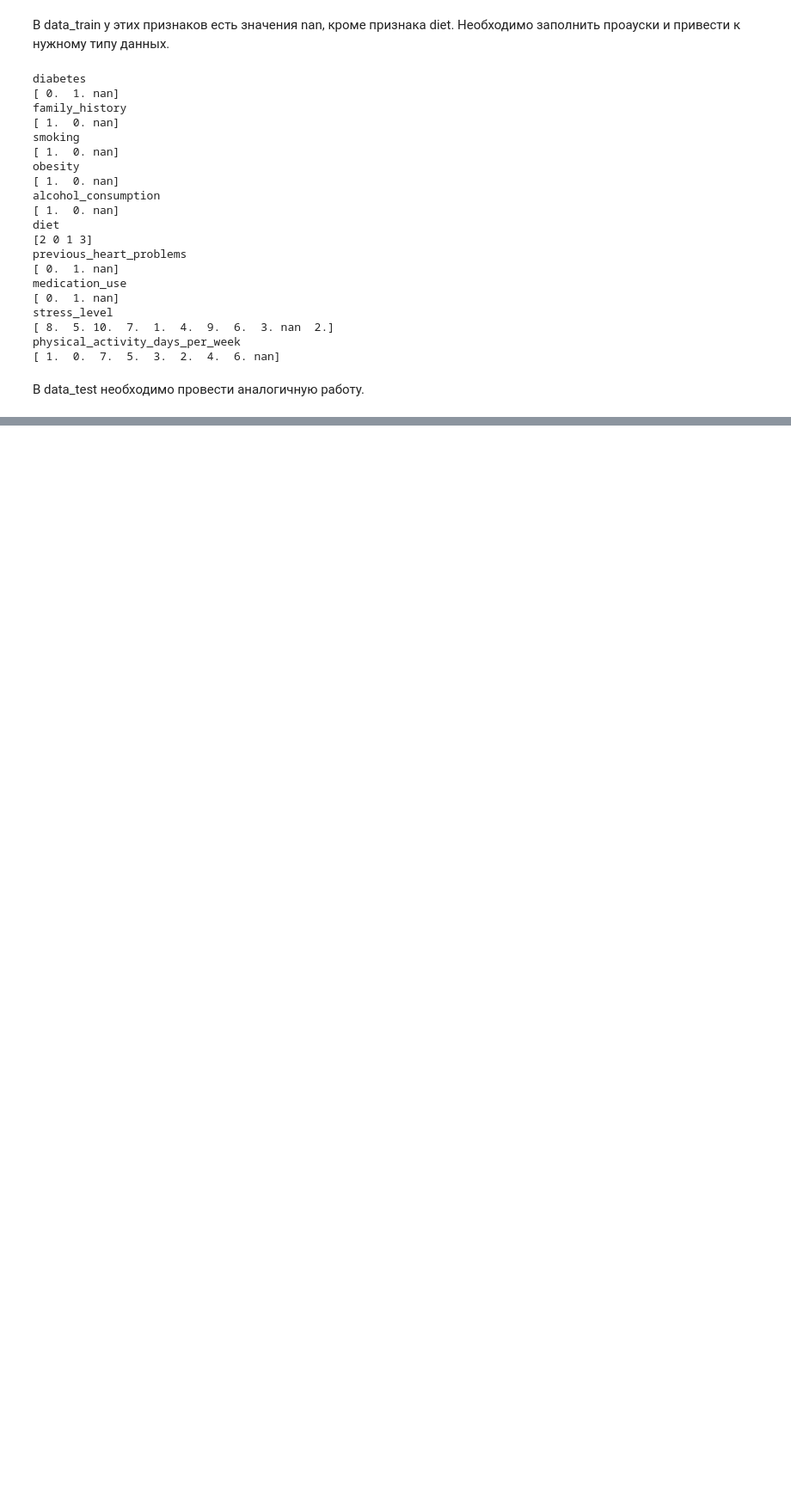
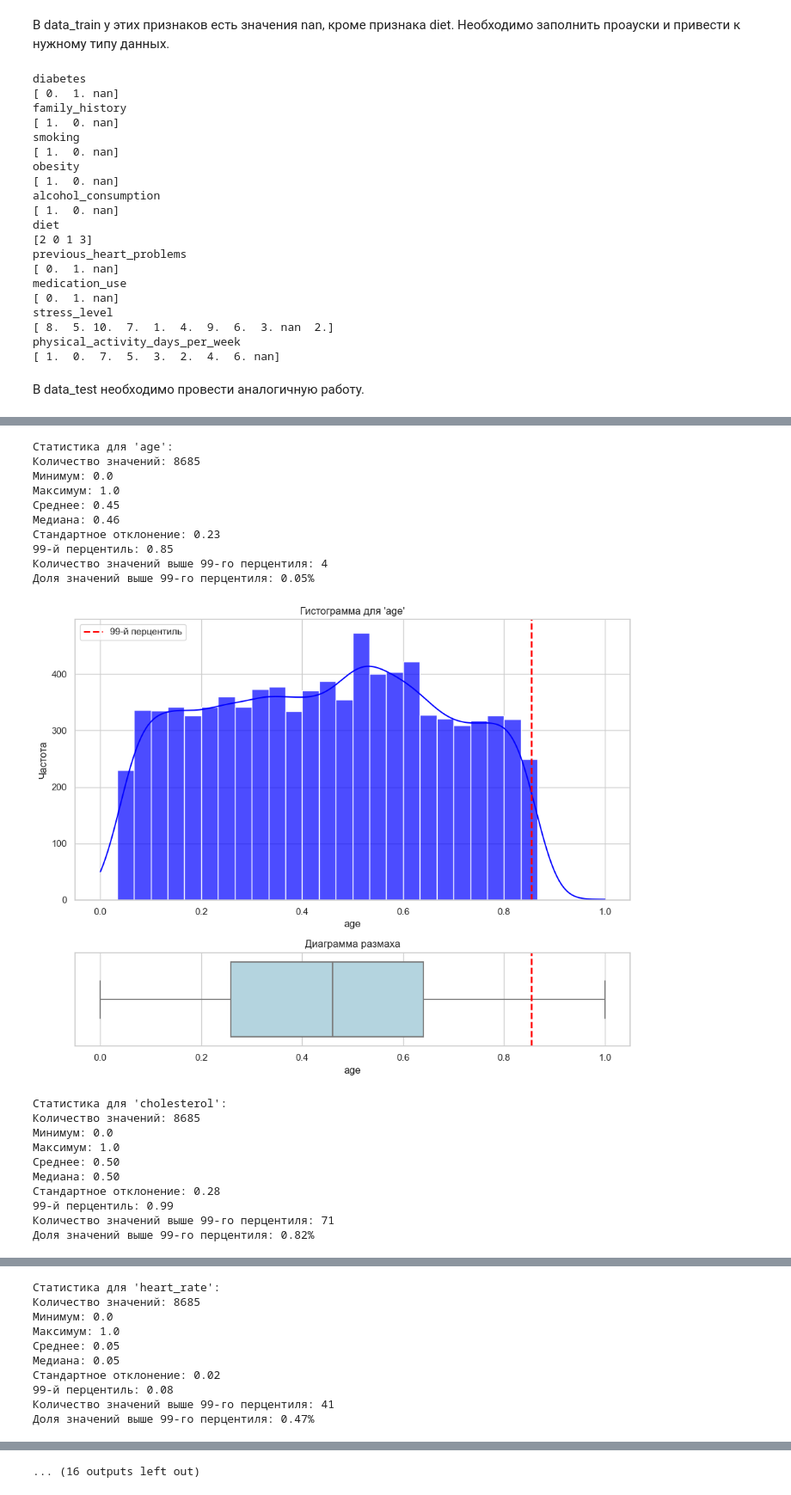
Before and after one commit to Schwarzepolizei/heart-attack-prediction, a Jupyter notebook: heart-attack-prediction.ipynb, the cells around one changed output, grey strips where cells are left out. Shown at 86% size. Saved outputs shown, nothing was run; the diff lists cells and outputs as text; code cells hidden in the pictures; blank space fills up the shorter version.

```diff
--- a/heart-attack-prediction.ipynb
+++ b/heart-attack-prediction.ipynb
@@ -368,0 +417,6 @@ physical_activity_days_per_week
+# %%
+for feature in features:
+    print(feature)
+    print(data_test[feature].unique())
+
+data_test.info()
@@ -368,0 +513,33 @@ physical_activity_days_per_week
+# %%
+cat_features = [
+    'gender',
+    'diabetes',
+    'family_history',
+    'smoking',
+    'obesity',
+    'alcohol_consumption',
+    'diet',
+    'previous_heart_problems',
+    'medication_use',
+    'stress_level',
+    'physical_activity_days_per_week'
+]
+
+num_features = [
+    'age',
+    'cholesterol',
+    'heart_rate',
+    'exercise_hours_per_week',
+    'sedentary_hours_per_day',
+    'income',
+    'bmi',
+    'triglycerides',
+    'sleep_hours_per_day',
+    'blood_sugar',
+    'ck-mb',
+    'troponin',
+    'systolic_blood_pressure',
+    'diastolic_blood_pressure',
+]
+
+target = 'heart_attack_risk_'
@@ -368,0 +548,25 @@ physical_activity_days_per_week
+# %%
+for feature in num_features:
+    show_hist(data_train, feature)
+# %% [output]
+Статистика для 'age':
+Количество значений: 8685
+Минимум: 0.0
+Максимум: 1.0
+Среднее: 0.45
+Медиана: 0.46
+Стандартное отклонение: 0.23
+99-й перцентиль: 0.85
+Количество значений выше 99-го перцентиля: 4
+Доля значений выше 99-го перцентиля: 0.05%
+[figure, added]
+Статистика для 'cholesterol':
+Количество значений: 8685
+Минимум: 0.0
+Максимум: 1.0
+Среднее: 0.50
+Медиана: 0.50
+Стандартное отклонение: 0.28
+99-й перцентиль: 0.99
+Количество значений выше 99-го перцентиля: 71
+Доля значений выше 99-го перцентиля: 0.82%
@@ -368,0 +574,10 @@ physical_activity_days_per_week
+Статистика для 'heart_rate':
+Количество значений: 8685
+Минимум: 0.0
+Максимум: 1.0
+Среднее: 0.05
+Медиана: 0.05
+Стандартное отклонение: 0.02
+99-й перцентиль: 0.08
+Количество значений выше 99-го перцентиля: 41
+Доля значений выше 99-го перцентиля: 0.47%
@@ -368,0 +618 @@ physical_activity_days_per_week
+... (16 outputs left out)
```
Also changed, not shown: parts of 20 cells of this notebook.
